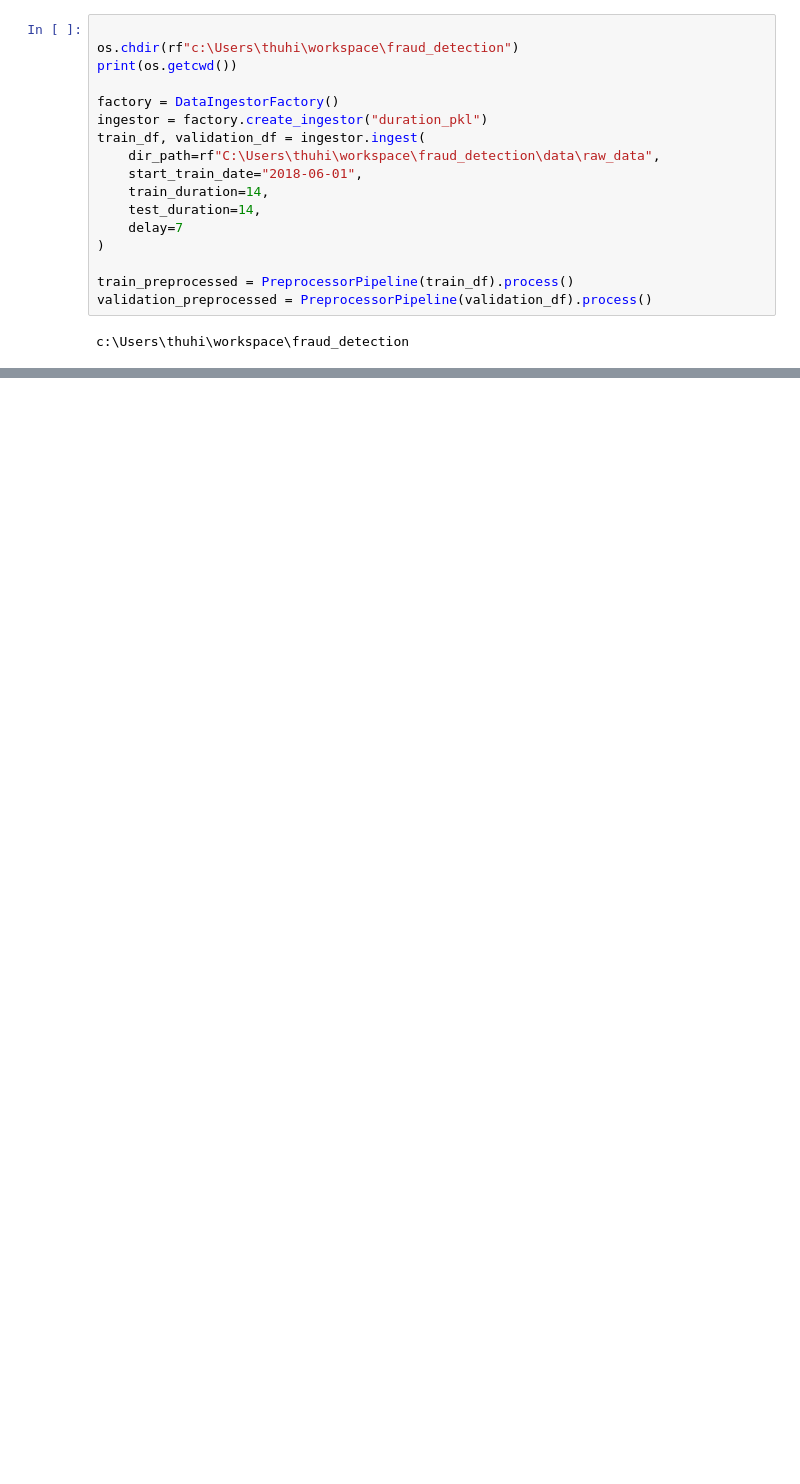
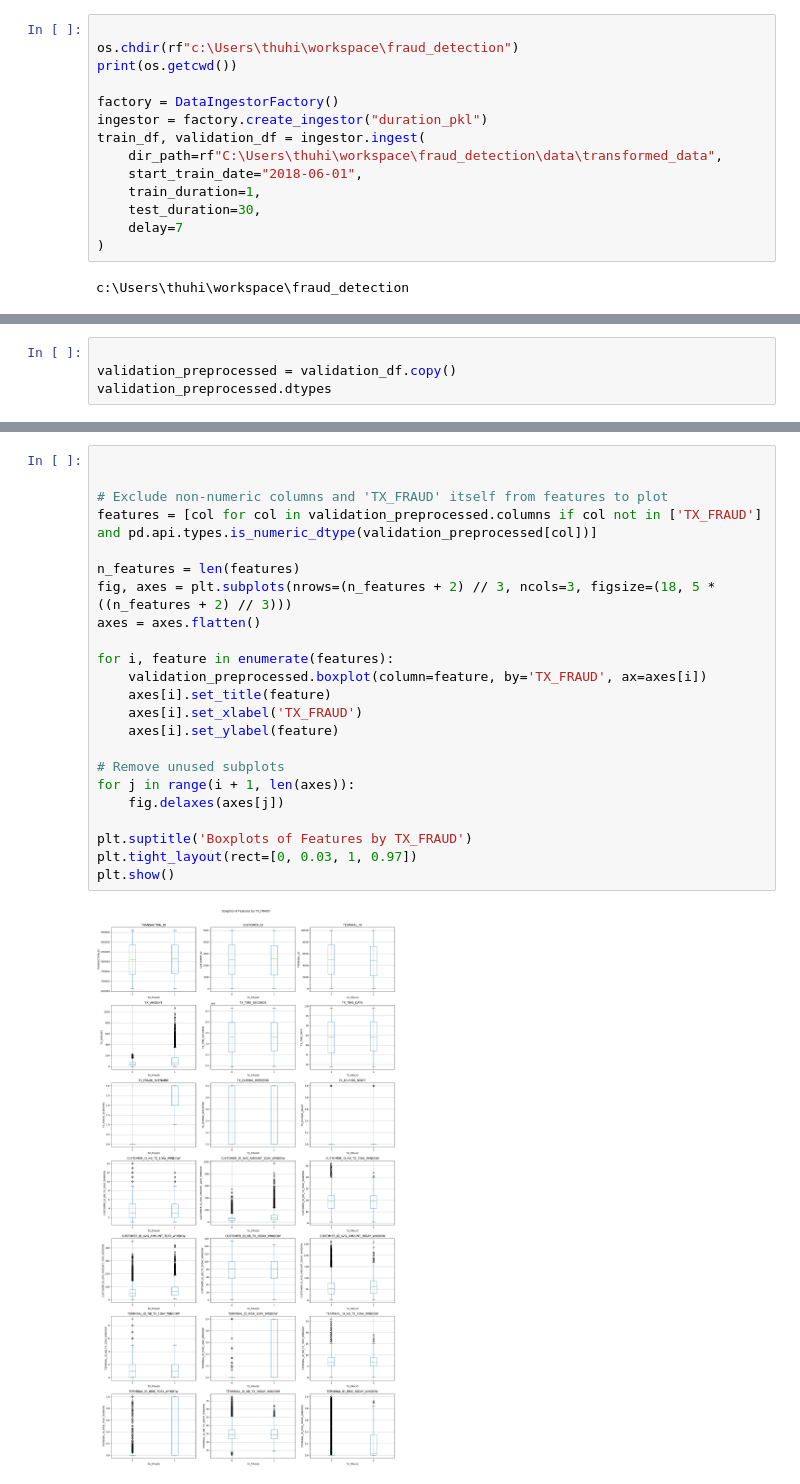
Before and after one commit to mickiem123/fraud_detection, a Jupyter notebook: notebook/EDA.ipynb, the cells around one changed output, grey strips where cells are left out. Drawn from its saved outputs; the diff is of its cells as text; blank space fills up the shorter version.

```diff
--- a/notebook/EDA.ipynb
+++ b/notebook/EDA.ipynb
@@ -17,14 +18,11 @@ print(os.getcwd())
 factory = DataIngestorFactory()
 ingestor = factory.create_ingestor("duration_pkl")
 train_df, validation_df = ingestor.ingest(
-    dir_path=rf"C:\Users\thuhi\workspace\fraud_detection\data\raw_data",
+    dir_path=rf"C:\Users\thuhi\workspace\fraud_detection\data\transformed_data",
     start_train_date="2018-06-01",
-    train_duration=14,
-    test_duration=14,
+    train_duration=1,
+    test_duration=30,
     delay=7
 )
-
-train_preprocessed = PreprocessorPipeline(train_df).process()
-validation_preprocessed = PreprocessorPipeline(validation_df).process()
 # %% [output]
 c:\Users\thuhi\workspace\fraud_detection
@@ -165,0 +29,4 @@ sns.histplot(
+# %%
+
+validation_preprocessed = validation_df.copy()
+validation_preprocessed.dtypes
@@ -165,0 +51,25 @@ sns.histplot(
+# %%
+
+
+# Exclude non-numeric columns and 'TX_FRAUD' itself from features to plot
+features = [col for col in validation_preprocessed.columns if col not in ['TX_FRAUD'] and pd.api.types.is_numeric_dtype(validation_preprocessed[col])]
+
+n_features = len(features)
+fig, axes = plt.subplots(nrows=(n_features + 2) // 3, ncols=3, figsize=(18, 5 * ((n_features + 2) // 3)))
+axes = axes.flatten()
+
+for i, feature in enumerate(features):
+    validation_preprocessed.boxplot(column=feature, by='TX_FRAUD', ax=axes[i])
+    axes[i].set_title(feature)
+    axes[i].set_xlabel('TX_FRAUD')
+    axes[i].set_ylabel(feature)
+
+# Remove unused subplots
+for j in range(i + 1, len(axes)):
+    fig.delaxes(axes[j])
+
+plt.suptitle('Boxplots of Features by TX_FRAUD')
+plt.tight_layout(rect=[0, 0.03, 1, 0.97])
+plt.show()
+# %% [output]
+[figure, added]
```
Also changed, not shown: parts of 11 cells of this notebook, 31 other files.
